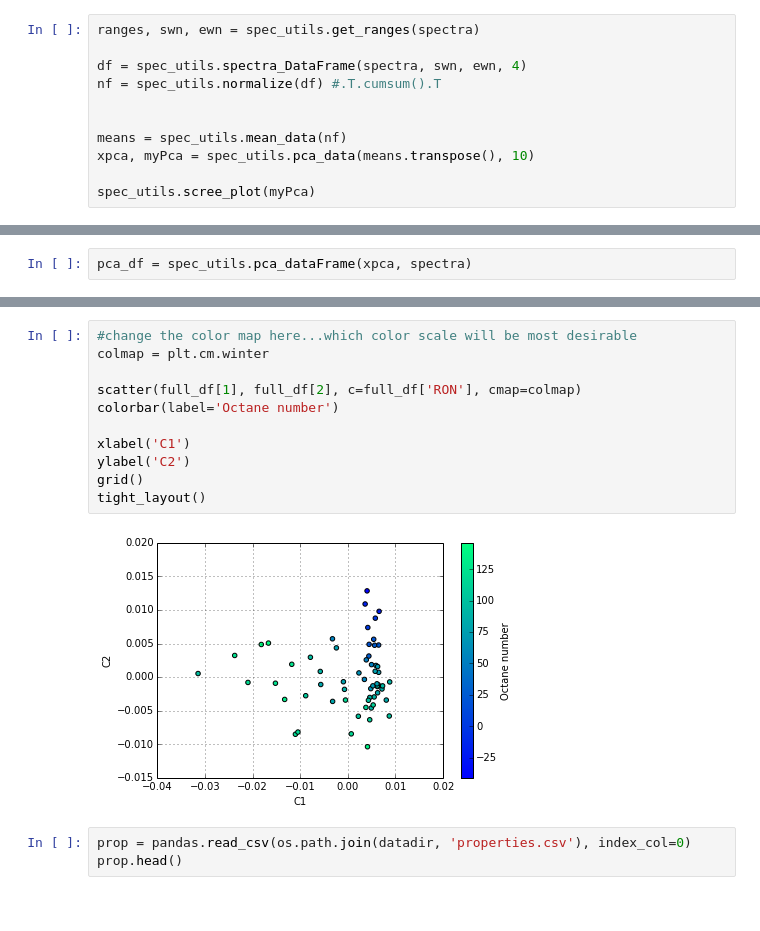
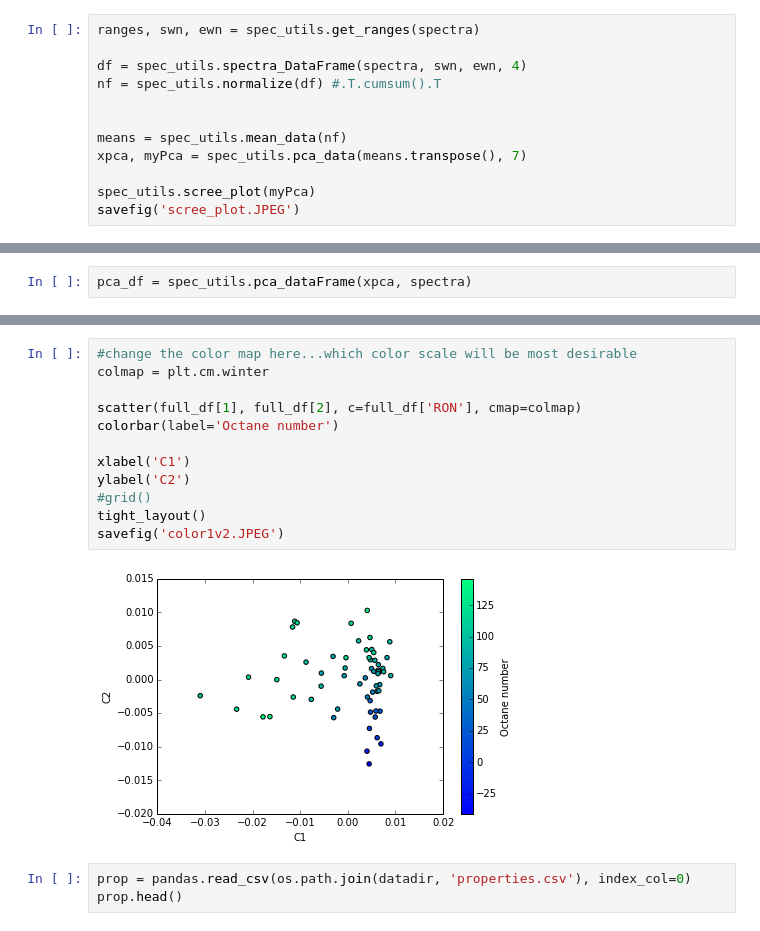
Before and after one commit to BrandonJvV/OctaneNumber, a Jupyter notebook: OctanePrediction2.ipynb, the cells around one changed output, grey strips where cells are left out. Drawn from its saved outputs; the diff is of its cells as text.

```diff
--- a/OctanePrediction2.ipynb
+++ b/OctanePrediction2.ipynb
@@ -24,7 +24,8 @@ nf = spec_utils.normalize(df) #.T.cumsum().T
 
 
 means = spec_utils.mean_data(nf)
-xpca, myPca = spec_utils.pca_data(means.transpose(), 10)
+xpca, myPca = spec_utils.pca_data(means.transpose(), 7)
 
 spec_utils.scree_plot(myPca)
+savefig('scree_plot.JPEG')
 # %% [output]
@@ -54,16 +106,17 @@ title('C1 vs RON')
 # %%
 #change the color map here...which color scale will be most desirable
 colmap = plt.cm.winter
 
 scatter(full_df[1], full_df[2], c=full_df['RON'], cmap=colmap)
 colorbar(label='Octane number')
 
 xlabel('C1')
 ylabel('C2')
-grid()
+#grid()
 tight_layout()
+savefig('color1v2.JPEG')
 # %% [output]
-[figure, old version]
+[figure, new version]
 # %%
 prop = pandas.read_csv(os.path.join(datadir, 'properties.csv'), index_col=0)
 prop.head()
```
Also changed, not shown: parts of 40 cells of this notebook.
